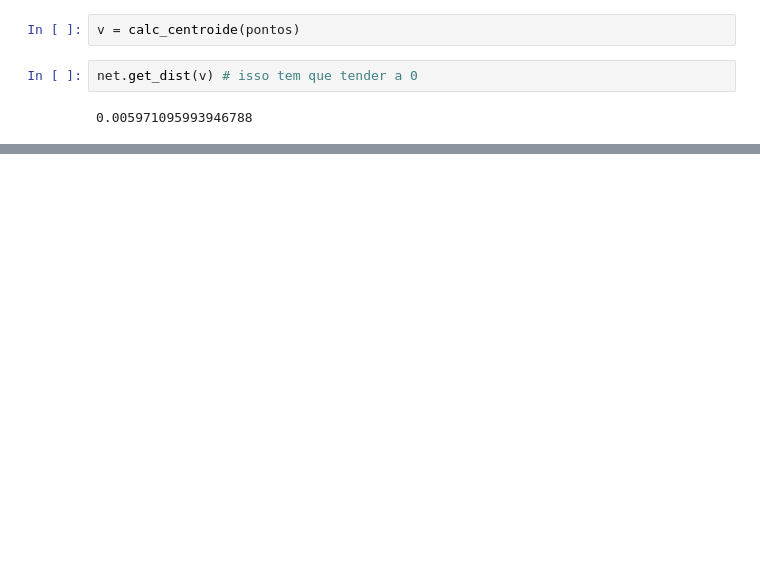
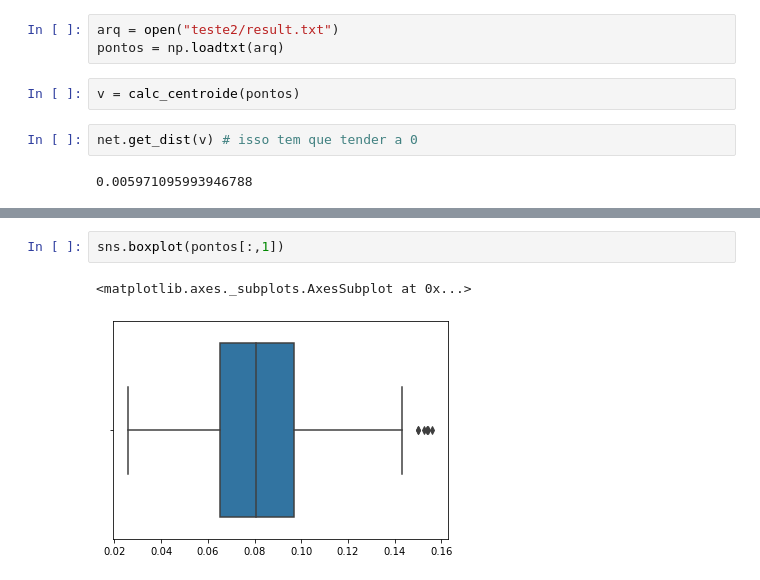
Before and after one commit to augusnunes/optimized-calibration, a Jupyter notebook: src_py/gradient/implementacao_b-town_3dm.ipynb, the cells around one changed output, grey strips where cells are left out. Drawn from its saved outputs; the diff is of its cells as text; blank space fills up the shorter version.

```diff
--- a/src_py/gradient/implementacao_b-town_3dm.ipynb
+++ b/src_py/gradient/implementacao_b-town_3dm.ipynb
@@ -286,3 +271,6 @@ arq.close()
+# %%
+arq = open("teste2/result.txt")
+pontos = np.loadtxt(arq)
 # %%
 v = calc_centroide(pontos)
 # %%
@@ -300,0 +300,5 @@ array([0.01 , 0.085, 0.113])
+# %%
+sns.boxplot(pontos[:,1])
+# %% [output]
+<matplotlib.axes._subplots.AxesSubplot at 0x...>
+[figure, added]
```
Also changed, not shown: parts of 52 cells of this notebook, 8 other files.
